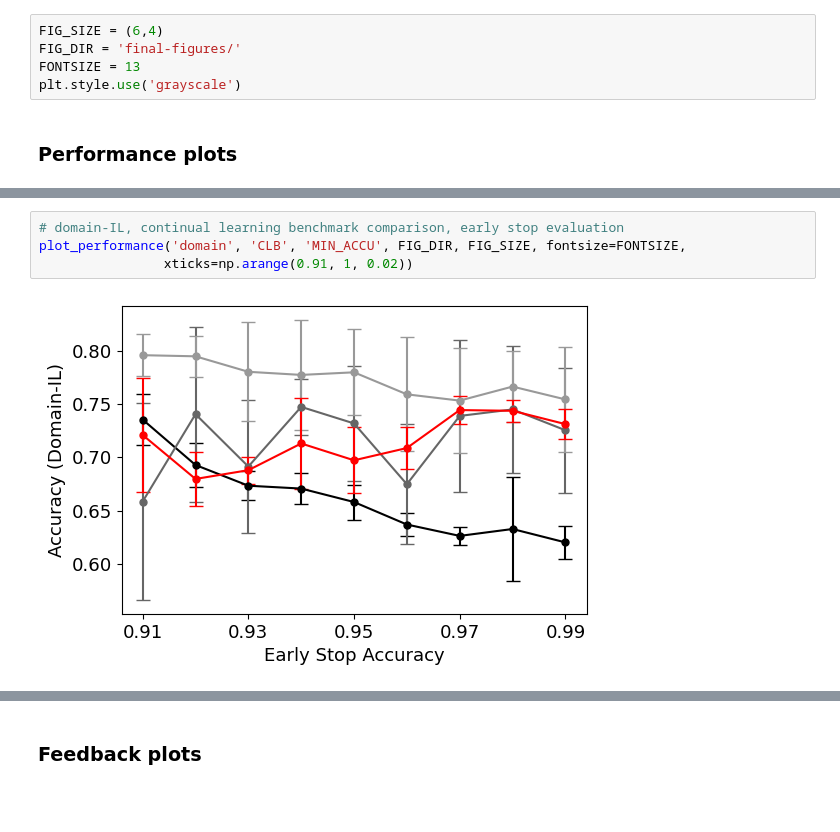
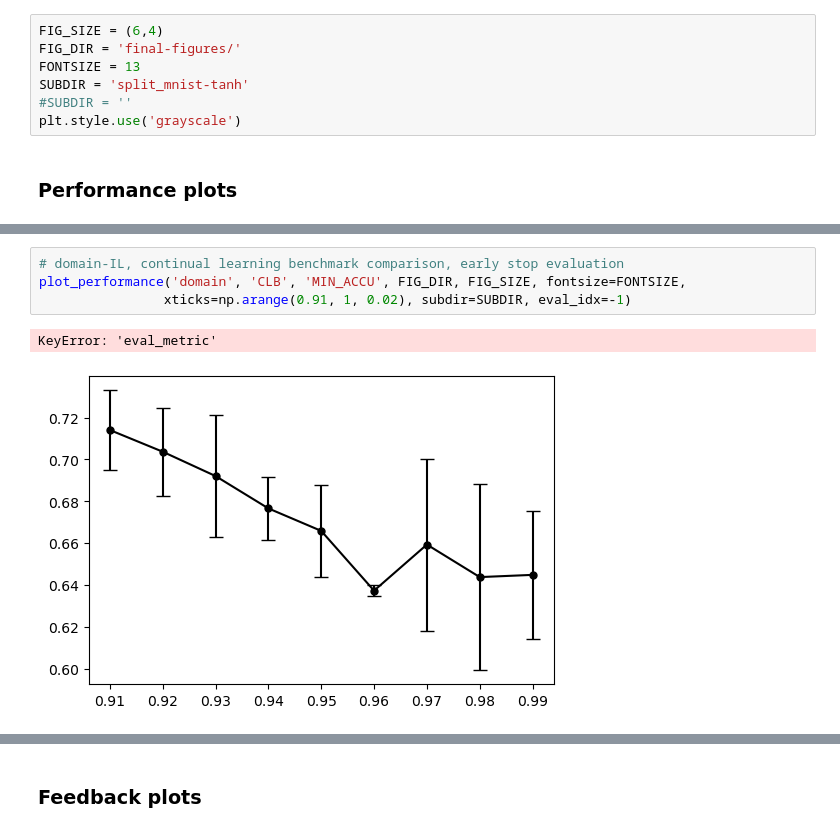
Before and after one commit to pennfranc/bio-inspired-continual-learning, a Jupyter notebook: dfc/notebooks/performance_results.ipynb, the cells around one changed output, grey strips where cells are left out. Drawn from its saved outputs; the diff is of its cells as text; blank space fills up the shorter version.

```diff
--- a/dfc/notebooks/performance_results.ipynb
+++ b/dfc/notebooks/performance_results.ipynb
@@ -21,6 +24,8 @@ pd.set_option('display.max_rows', None)
 FIG_SIZE = (6,4)
 FIG_DIR = 'final-figures/'
 FONTSIZE = 13
+SUBDIR = 'split_mnist-tanh'
+#SUBDIR = ''
 plt.style.use('grayscale')
 # %% [markdown]
 ### Performance plots
@@ -38,8 +43,9 @@ dfc-sparse-rec mean of selected range: 0.75901
 # %%
 # domain-IL, continual learning benchmark comparison, early stop evaluation
 plot_performance('domain', 'CLB', 'MIN_ACCU', FIG_DIR, FIG_SIZE, fontsize=FONTSIZE,
-                xticks=np.arange(0.91, 1, 0.02))
+                xticks=np.arange(0.91, 1, 0.02), subdir=SUBDIR, eval_idx=-1)
 # %% [output]
+KeyError: 'eval_metric'
-[figure, old version]
+[figure, new version]
 # %%
 # domain-IL, dfc variants comparison, LR evaluation
```
Also changed, not shown: parts of 8 cells of this notebook, 5 other files.
